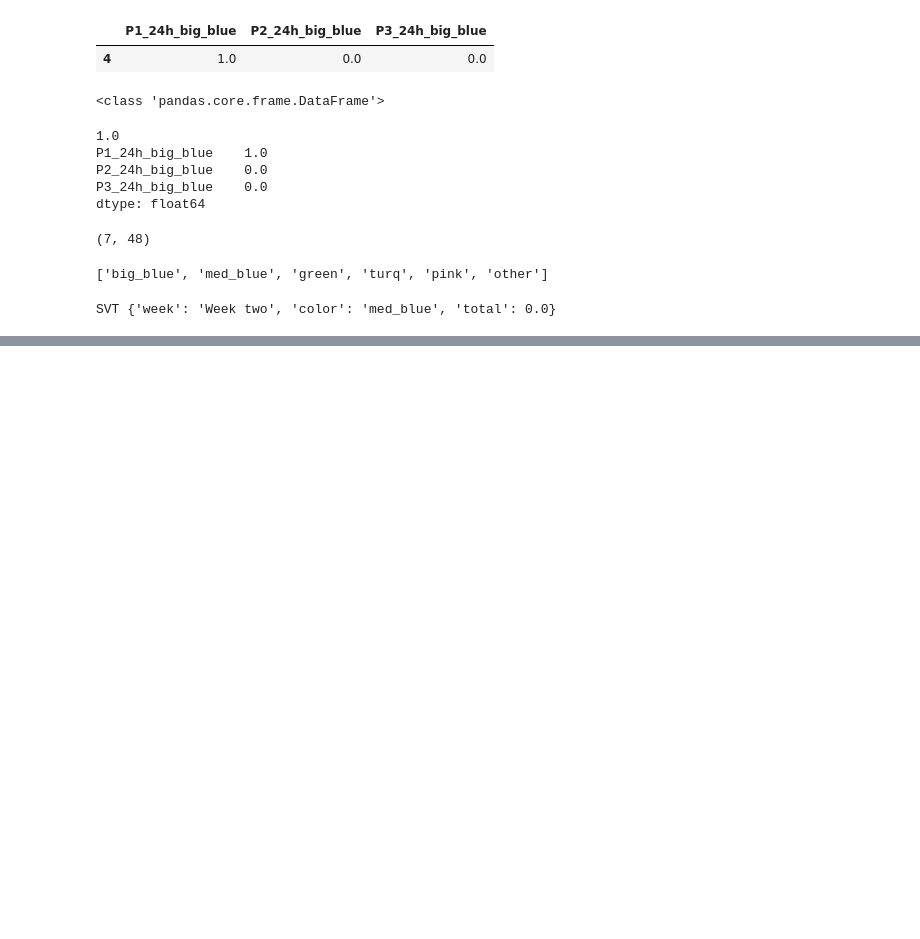
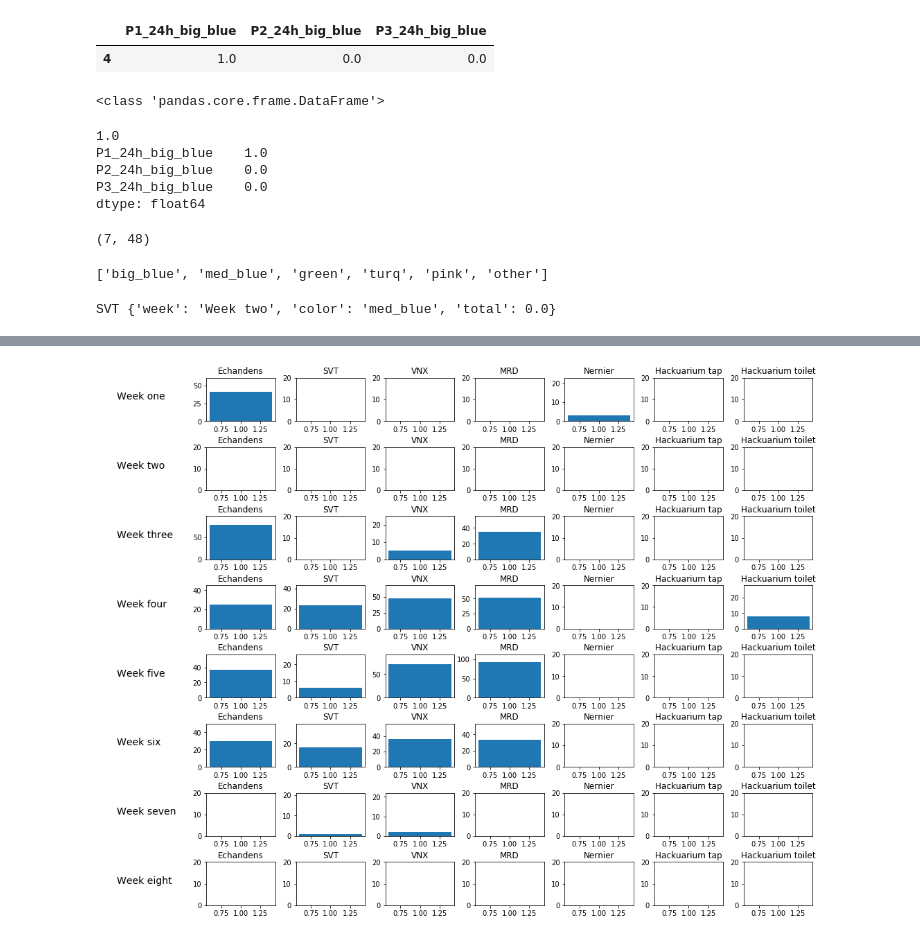
Before and after one commit to GaryHDA/module_one, a Jupyter notebook: micro/data_vis.ipynb, the cells around one changed output, grey strips where cells are left out. Saved outputs shown, nothing was run; the diff lists cells and outputs as text; code cells hidden in the pictures; blank space fills up the shorter version.

```diff
--- a/micro/data_vis.ipynb
+++ b/micro/data_vis.ipynb
@@ -511,0 +531,6 @@ coli_week[('SVT', 'Week two')]
+# %%
+micrology, o = results(weeks,x, plate_24, bugs, mediums[1])
+microl = week_total_all(micrology, place, weeks_l, o)
+plot_weekly_totals(weeks_l, place, microl)
+# %% [output]
+[figure, added]
```
Also changed, not shown: parts of 28 cells of this notebook.
